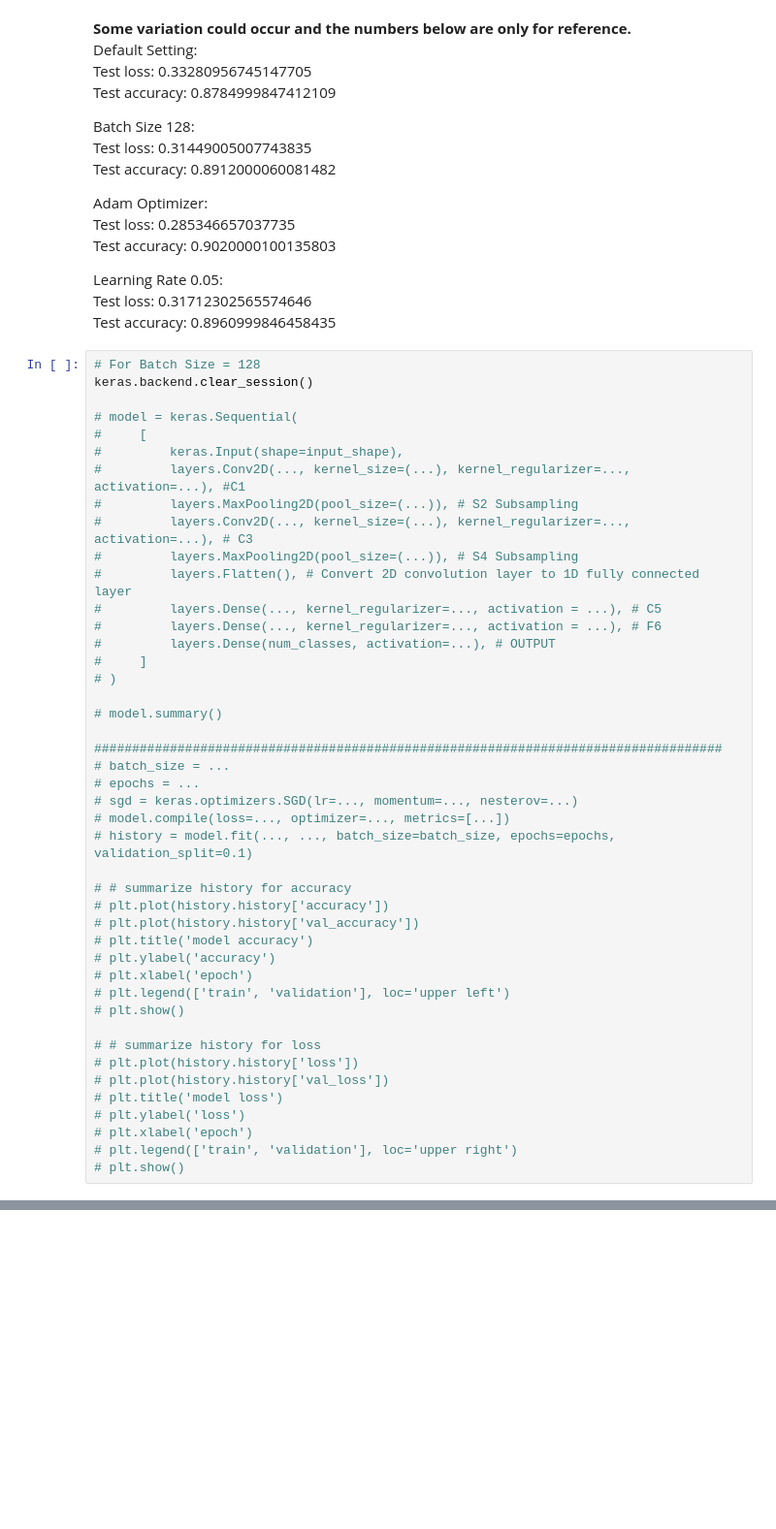
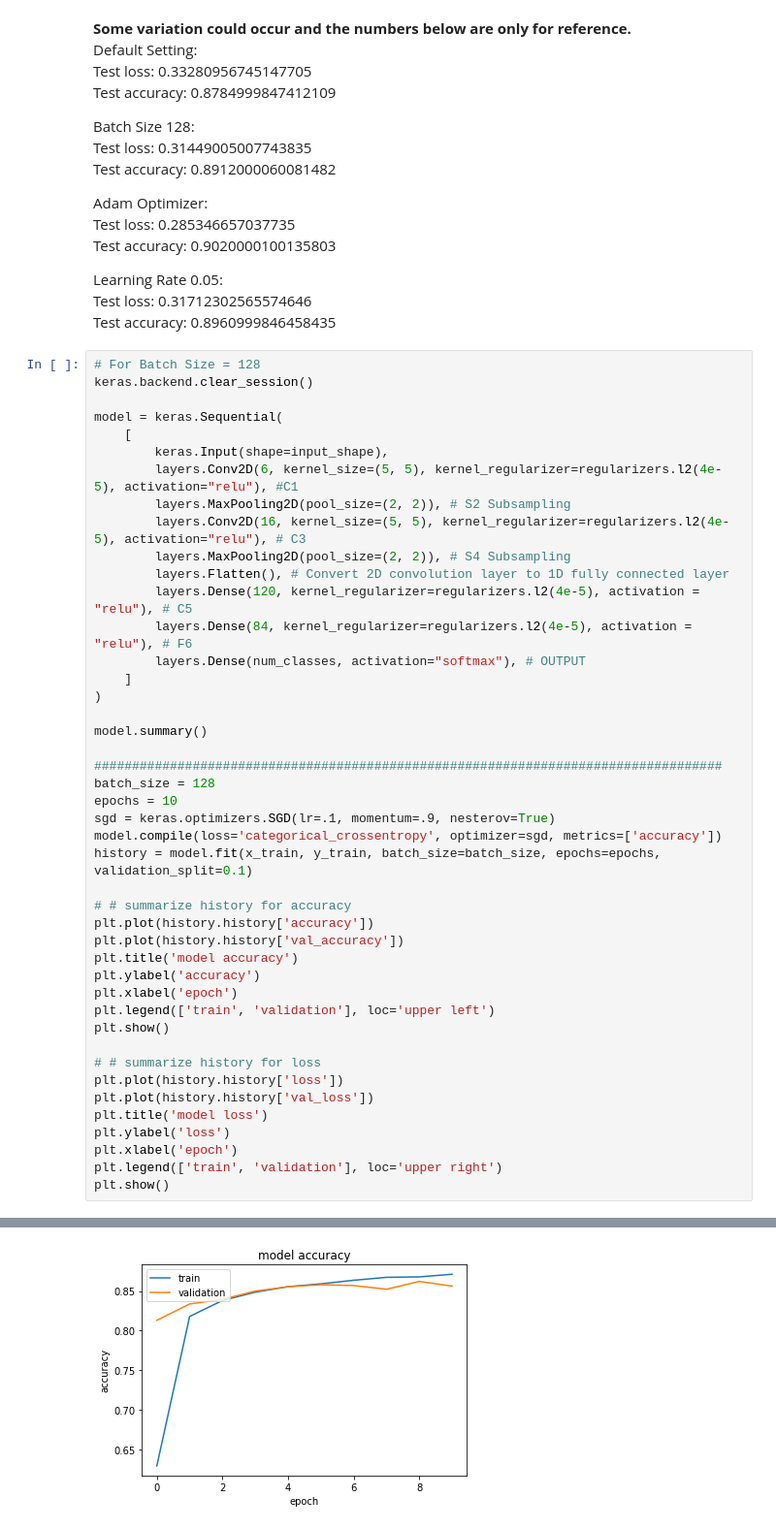
Before and after one commit to NChitty/CAP4630, a Jupyter notebook: hw3/Homework_03.ipynb, the cells around one changed output, grey strips where cells are left out. Shown at 97% size. Drawn from its saved outputs; the diff is of its cells as text; blank space fills up the shorter version.

```diff
--- a/hw3/Homework_03.ipynb
+++ b/hw3/Homework_03.ipynb
@@ -420,43 +520,44 @@ Test accuracy: 0.8960999846458435
 # For Batch Size = 128
 keras.backend.clear_session()
 
-# model = keras.Sequential(
-#     [
-#         keras.Input(shape=input_shape),
-#         layers.Conv2D(..., kernel_size=(...), kernel_regularizer=..., activation=...), #C1
-#         layers.MaxPooling2D(pool_size=(...)), # S2 Subsampling
-#         layers.Conv2D(..., kernel_size=(...), kernel_regularizer=..., activation=...), # C3
-#         layers.MaxPooling2D(pool_size=(...)), # S4 Subsampling
-#         layers.Flatten(), # Convert 2D convolution layer to 1D fully connected layer
-#         layers.Dense(..., kernel_regularizer=..., activation = ...), # C5
-#         layers.Dense(..., kernel_regularizer=..., activation = ...), # F6
-#         layers.Dense(num_classes, activation=...), # OUTPUT
-#     ]
-# )
+model = keras.Sequential(
+    [
+        keras.Input(shape=input_shape),
+        layers.Conv2D(6, kernel_size=(5, 5), kernel_regularizer=regularizers.l2(4e-5), activation="relu"), #C1
+        layers.MaxPooling2D(pool_size=(2, 2)), # S2 Subsampling
+        layers.Conv2D(16, kernel_size=(5, 5), kernel_regularizer=regularizers.l2(4e-5), activation="relu"), # C3
+        layers.MaxPooling2D(pool_size=(2, 2)), # S4 Subsampling
+        layers.Flatten(), # Convert 2D convolution layer to 1D fully connected layer
+        layers.Dense(120, kernel_regularizer=regularizers.l2(4e-5), activation = "relu"), # C5
+        layers.Dense(84, kernel_regularizer=regularizers.l2(4e-5), activation = "relu"), # F6
+        layers.Dense(num_classes, activation="softmax"), # OUTPUT
+    ]
+)
 
-# model.summary()
+model.summary()
 
 ###################################################################################
-# batch_size = ...
-# epochs = ...
-# sgd = keras.optimizers.SGD(lr=..., momentum=..., nesterov=...)
-# model.compile(loss=..., optimizer=..., metrics=[...])
-# history = model.fit(..., ..., batch_size=batch_size, epochs=epochs, validation_split=0.1)
+batch_size = 128
+epochs = 10
+sgd = keras.optimizers.SGD(lr=.1, momentum=.9, nesterov=True)
+model.compile(loss='categorical_crossentropy', optimizer=sgd, metrics=['accuracy'])
+history = model.fit(x_train, y_train, batch_size=batch_size, epochs=epochs, validation_split=0.1)
 
 # # summarize history for accuracy
-# plt.plot(history.history['accuracy'])
-# plt.plot(history.history['val_accuracy'])
-# plt.title('model accuracy')
-# plt.ylabel('accuracy')
-# plt.xlabel('epoch')
-# plt.legend(['train', 'validation'], loc='upper left')
-# plt.show()
+plt.plot(history.history['accuracy'])
+plt.plot(history.history['val_accuracy'])
+plt.title('model accuracy')
+plt.ylabel('accuracy')
+plt.xlabel('epoch')
+plt.legend(['train', 'validation'], loc='upper left')
+plt.show()
 
 # # summarize history for loss
-# plt.plot(history.history['loss'])
-# plt.plot(history.history['val_loss'])
-# plt.title('model loss')
-# plt.ylabel('loss')
-# plt.xlabel('epoch')
-# plt.legend(['train', 'validation'], loc='upper right')
-# plt.show()
+plt.plot(history.history['loss'])
+plt.plot(history.history['val_loss'])
+plt.title('model loss')
+plt.ylabel('loss')
+plt.xlabel('epoch')
+plt.legend(['train', 'validation'], loc='upper right')
+plt.show()
+# %% [output]
@@ -462,0 +581 @@ keras.backend.clear_session()
+[figure, added]
```
Also changed, not shown: parts of 10 cells of this notebook, 6 other files.
